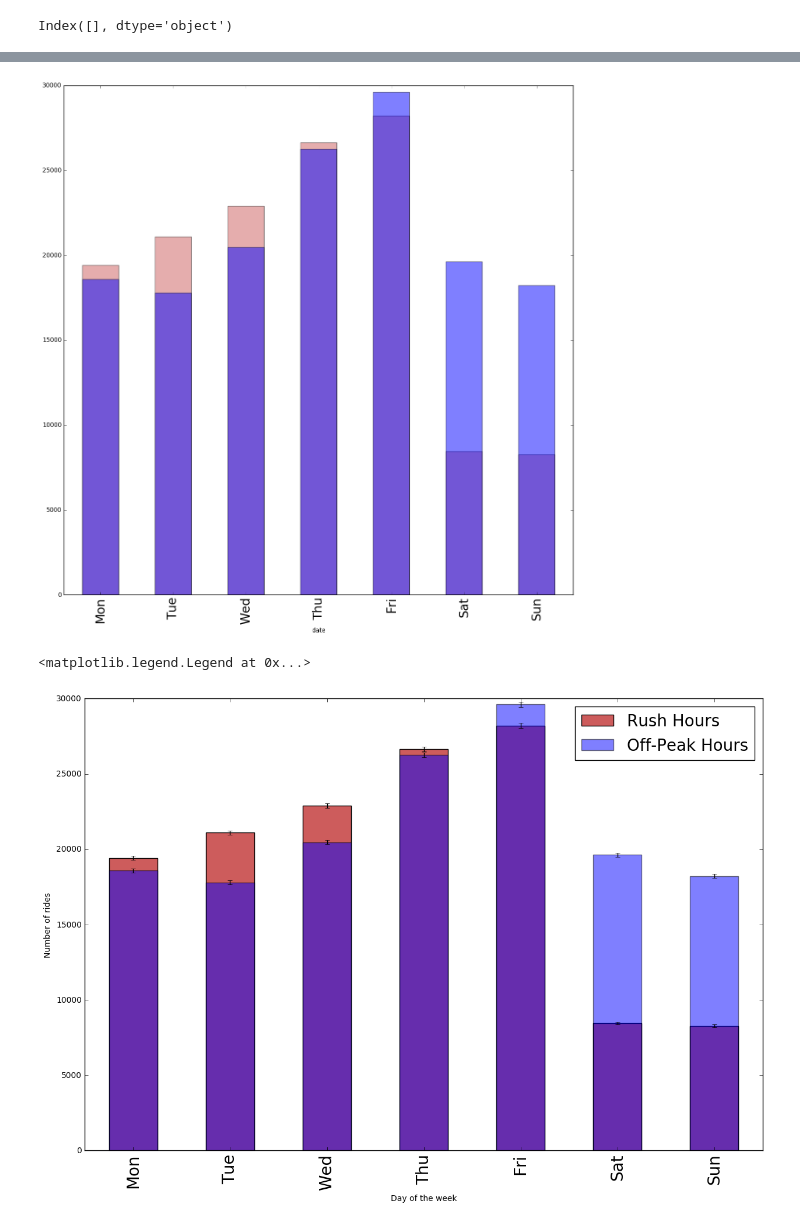
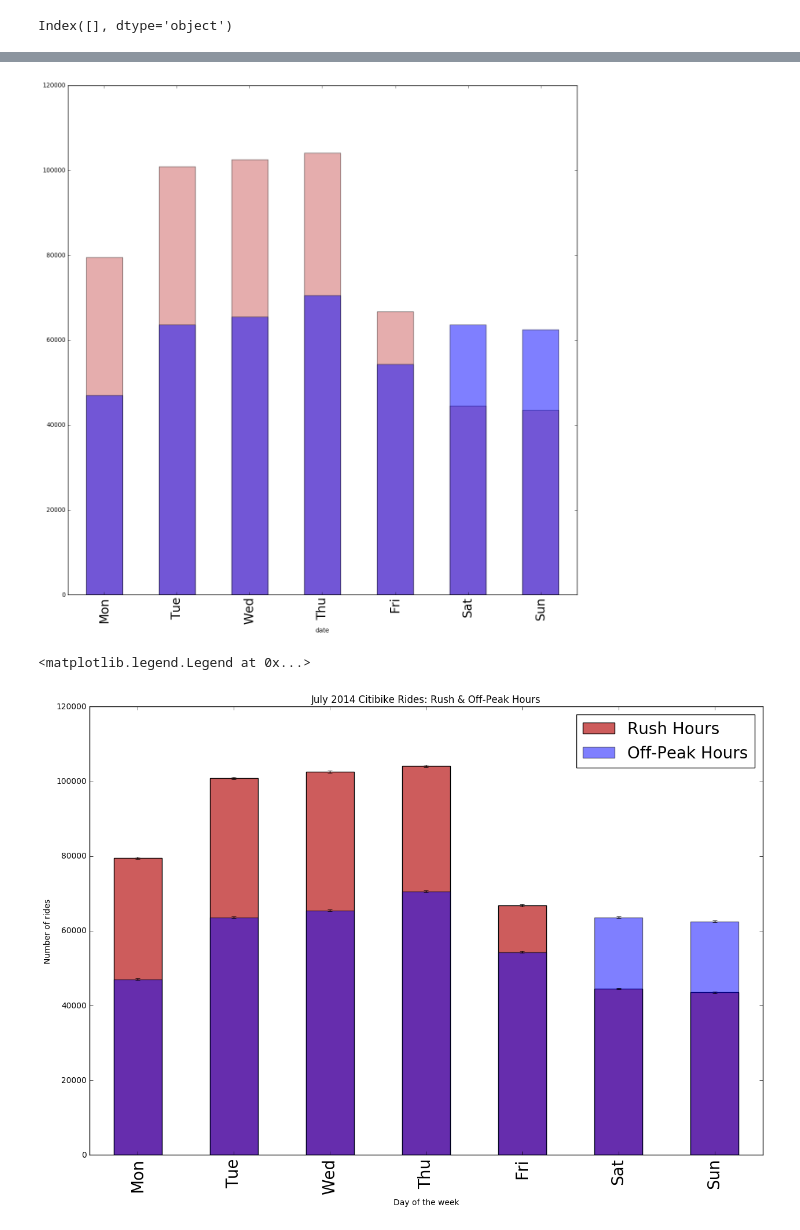
Before and after one commit to yc2839/PUI2016_bja282, a Jupyter notebook: HW3_bja282/HW3_Assignment2.ipynb, the cells around one changed output, grey strips where cells are left out. Saved outputs shown, nothing was run; the diff lists cells and outputs as text; code cells hidden in the pictures.

```diff
--- a/HW3_bja282/HW3_Assignment2.ipynb
+++ b/HW3_bja282/HW3_Assignment2.ipynb
@@ -51,8 +51,8 @@ zf = zipfile.ZipFile('201501-citibike-tripdata.zip', mode='r')
 zf.extractall()
 zf.close()
 # %%
-datestring='201501'
-df_Citi = pd.read_csv(os.getenv('PUI2016') + '_bja282/HW3_bja282/' + datestring + '-citibike-tripdata.csv')
+datestring='201407'
+df_Citi = pd.read_csv(os.getenv('PUI2016') + '_bja282/HW3_bja282/2014-07 - Citi Bike trip data.csv')
 df_Citi['date'] = pd.to_datetime(df_Citi['starttime'])
 df_Citi.set_index('date', inplace=True)
 print("Citi Bike Data:")
@@ -100,10 +100,10 @@ df_Citi.head()
 # %%
 #Used StackExchange response to inform boolean logic in df_citi Morning and Evening Rush hours dataframe columns below.
 #http://stackoverflow.com/questions/35004241/pandas-between-time-boolean
-df_Citi['MorningRush']=df_Citi.index.isin(df_Citi.between_time('7:00', '10:00', include_start=True, include_end=True).index)
-df_Citi['EveningRush']=df_Citi.index.isin(df_Citi.between_time('16:00', '19:00', include_start=True, include_end=True).index)
+df_Citi['MorningRush']=df_Citi.index.isin(df_Citi.between_time('6:30', '10:00', include_start=True, include_end=True).index)
+df_Citi['EveningRush']=df_Citi.index.isin(df_Citi.between_time('15:30', '20:00', include_start=True, include_end=True).index)
 df_morningrush = df_Citi.between_time("7:00","10:00")
-df_eveningrush = df_Citi.between_time("16:00", "19:00")
+df_eveningrush = df_Citi.between_time("15:30", "20:00")
 df_Citi['Rush']=np.where(np.logical_or(df_Citi['MorningRush']==True, df_Citi['EveningRush']==True), 1, 0)
 # %%
 df_Citi.reset_index(inplace=True)
@@ -133,26 +133,27 @@ ax = ((df_Citi['date'][df_Citi['Rush'] == 0].groupby([df_Citi['date'].dt.weekday
 
 tmp = ax.xaxis.set_ticklabels(['Mon','Tue','Wed','Thu','Fri','Sat','Sun'], fontsize=20)
 # %% [output]
-[figure, old version]
+[figure, new version]
 # %%
 ##Based on Prof. Bianco's example.
 fig=pl.figure(figsize(15,10))
 
 counts_rush = df_Citi.date[df_Citi.Rush == 1].groupby([df_Citi.date.dt.weekday]).count()
 norm_rush = 1
 error_rush = np.sqrt(counts_rush)
 ax=((counts_rush) / norm_rush).plot(kind="bar",color='IndianRed',  yerr=[
             ((error_rush) / norm_rush, (error_rush) / norm_rush)], label='Rush Hour Commutes')
 
 
 counts_norush = df_Citi.date[df_Citi.Rush == 0].groupby([df_Citi.date.dt.weekday]).count()
 norm_norush = 1
 error_norush=np.sqrt(counts_norush)
 ((counts_norush) / norm_norush).plot(kind="bar", alpha=0.5, yerr=[((error_norush) / norm_norush, (error_norush) / norm_norush)], label='Off-Peak Hour Commutes')
 ax.xaxis.set_ticklabels(['Mon','Tue','Wed','Thu','Fri','Sat','Sun'], fontsize=20)
 ax.set_ylabel ("Number of rides")
 ax.set_xlabel ("Day of the week")
+pl.title("July 2014 Citibike Rides: Rush & Off-Peak Hours")
 pl.legend(['Rush Hours','Off-Peak Hours'],fontsize=20)
 # %% [output]
 <matplotlib.legend.Legend at 0x...>
-[figure, old version]
+[figure, new version]
```
Also changed, not shown: parts of 10 cells of this notebook.
